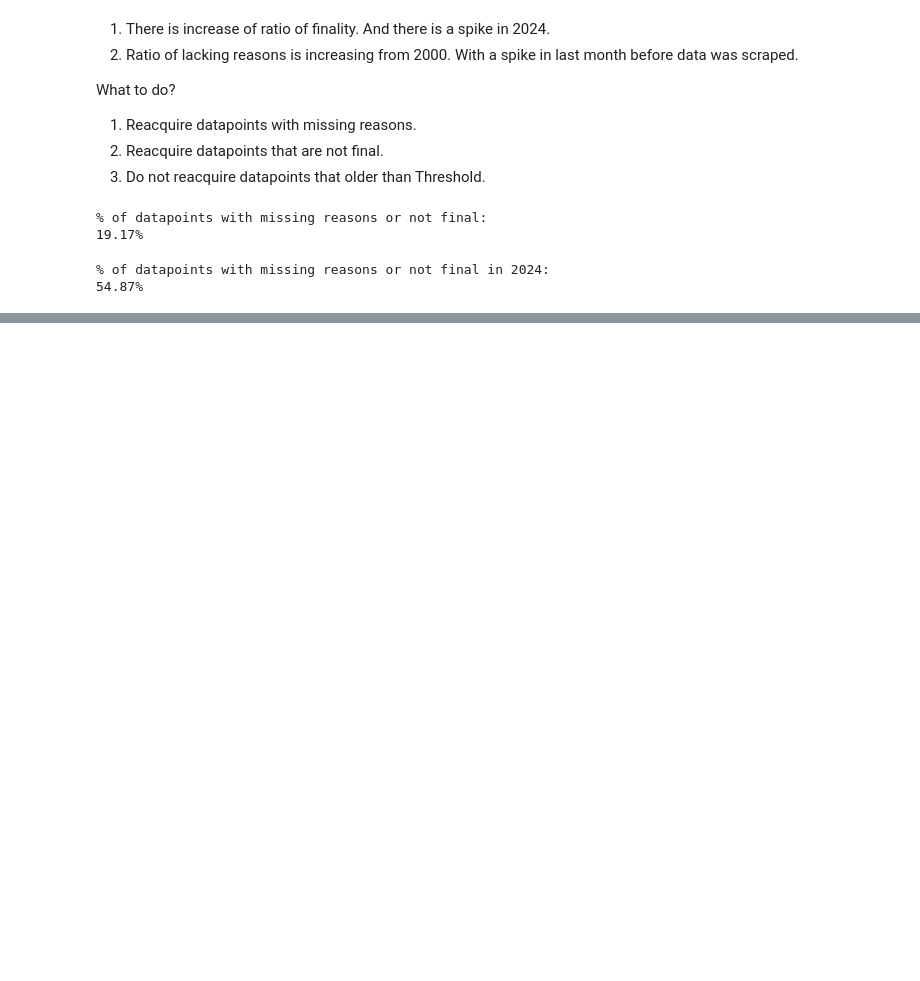
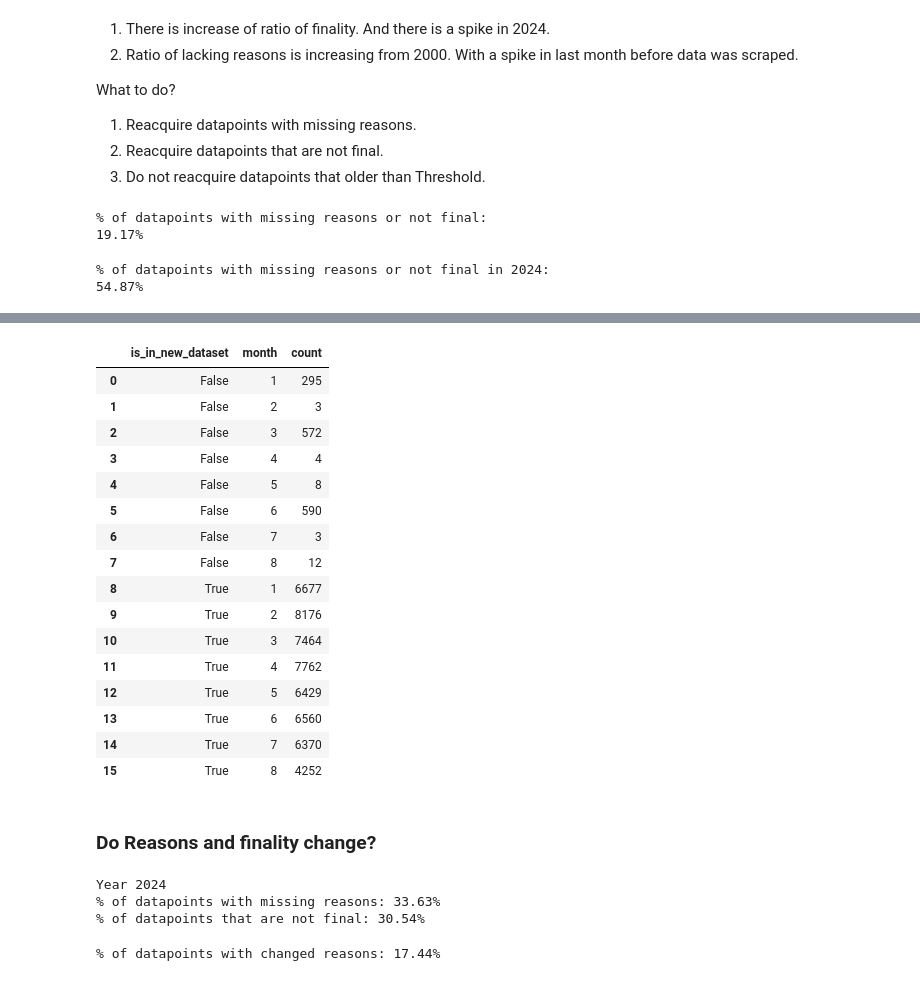
Before and after one commit to pwr-ai/JuDDGES, a Jupyter notebook: dev_notebooks/3_nsa_update_analysis.ipynb, the cells around one changed output, grey strips where cells are left out. Drawn from its saved outputs; the diff is of its cells as text; code cells hidden in the pictures; blank space fills up the shorter version.

Commit message:
feat: update NSA analysis notebook with finality column comparison and docker-compose refinements

```diff
--- a/dev_notebooks/3_nsa_update_analysis.ipynb
+++ b/dev_notebooks/3_nsa_update_analysis.ipynb
@@ -246,0 +241,15 @@ plt.show()
+# %%
+dataset = load_dataset("JuDDGES/nsa")
+
+date_column = "The day of the judgment"
+dataset = dataset.filter(lambda x: x[date_column].startswith("2024-"), num_proc=15)
+
+def date_to_datetime(entry: dict) -> dict:
+    entry[date_column] = datetime.strptime(entry[date_column], "%Y-%m-%d")
+    return entry
+
+dataset = dataset.map(date_to_datetime, num_proc=15)
+ds = dataset["train"]
+ds = ds.map(lambda x: {"year": x[date_column].year}, num_proc=15)
+ds = ds.map(lambda x: {"month": x[date_column].month}, num_proc=15)
+ds = ds.filter(lambda x: x["month"] < 9, num_proc=15)
@@ -246,0 +259,3 @@ plt.show()
+# %%
+df = ds.to_pandas()
+df["is_in_new_dataset"] = df["id"].isin(set(new_df["id"]))
@@ -246,0 +296,36 @@ plt.show()
+# %%
+df.groupby(["is_in_new_dataset", "month"])["id"].count().reset_index(name="count")
+# %% [output]
+|  | is_in_new_dataset | month | count |
+| 0 | False | 1 | 295 |
+| 1 | False | 2 | 3 |
+| 2 | False | 3 | 572 |
+| 3 | False | 4 | 4 |
+| 4 | False | 5 | 8 |
+| 5 | False | 6 | 590 |
+| 6 | False | 7 | 3 |
+| 7 | False | 8 | 12 |
+| 8 | True | 1 | 6677 |
+| 9 | True | 2 | 8176 |
+| 10 | True | 3 | 7464 |
+| 11 | True | 4 | 7762 |
+| 12 | True | 5 | 6429 |
+| 13 | True | 6 | 6560 |
+| 14 | True | 7 | 6370 |
+| 15 | True | 8 | 4252 |
+# %% [markdown]
+### Do Reasons and finality change?
+# %%
+print("Year 2024")
+print(f"% of datapoints with missing reasons: {df['Reasons for judgment'].isna().mean():.2%}")
+print(f"% of datapoints that are not final: {(df['Finality'] == 'orzeczenie nieprawomocne').mean():.2%}")
+# %% [output]
+Year 2024
+% of datapoints with missing reasons: 33.63%
+% of datapoints that are not final: 30.54%
+# %%
+ids = df[df['Reasons for judgment'].isna() & df["id"].isin(set(new_df["id"]))]["id"]
+
+print(f"% of datapoints with changed reasons: {1 -new_df[new_df['id'].isin(ids)]['reasons'].isna().mean():.2%}")
+# %% [output]
+% of datapoints with changed reasons: 17.44%
```
Also changed, not shown: parts of 21 cells of this notebook, 1 other file.
